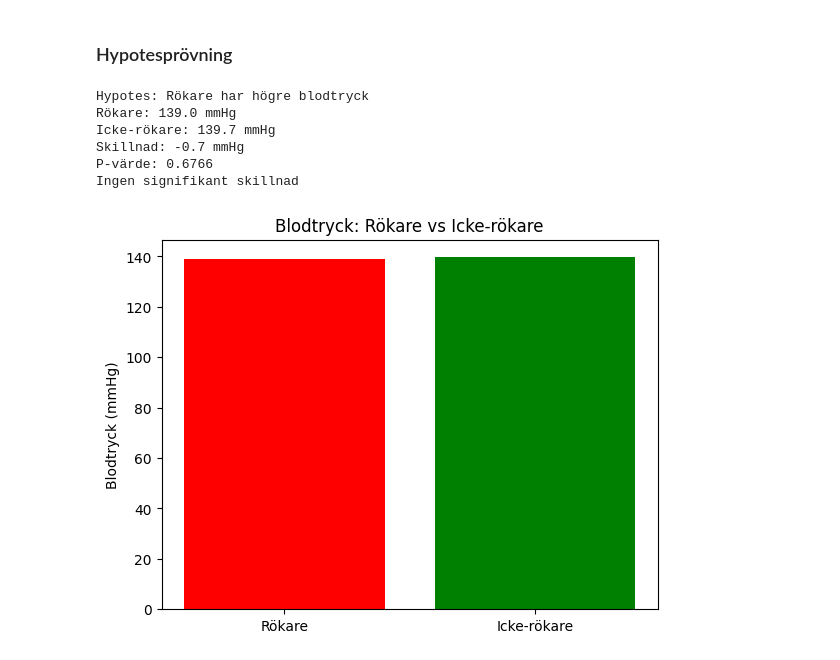
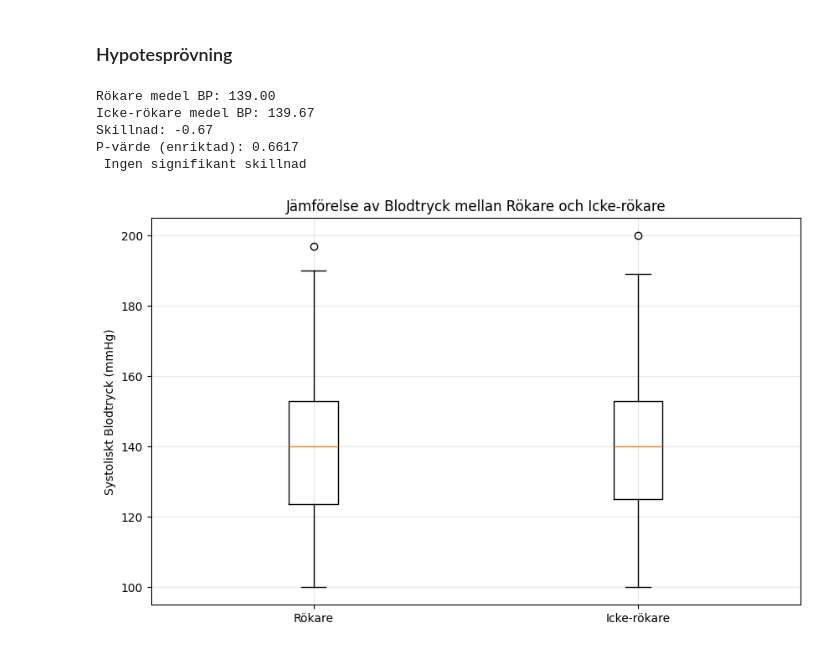
Before and after one commit to Bilalmah1/G1, a Jupyter notebook: report.ipynb, the cells around one changed output. Drawn from its saved outputs; the diff is of its cells as text; code cells hidden in the pictures.

```diff
--- a/report.ipynb
+++ b/report.ipynb
@@ -20,0 +9,5 @@ Kolumner: ['id', 'age', 'sex', 'height', 'weight', 'systolic_bp', 'cholesterol',
+# %%
+data = metrics.ladda_data()
+print(f"Data laddad! Storlek: {data.shape}")
+print("Första 5 rader:")
+data.head()
@@ -92,29 +62,12 @@ Medelblodtryck: 139.5 mmHg
 # %% [markdown]
 ### Hypotesprövning
 # %%
-rok_medel, icke_medel, p_varde, t_stat = hypotesprov(data)
-skillnad = rok_medel - icke_medel
-
-print("Hypotes: Rökare har högre blodtryck")
-print(f"Rökare: {rok_medel:.1f} mmHg")
-print(f"Icke-rökare: {icke_medel:.1f} mmHg")
-print(f"Skillnad: {skillnad:.1f} mmHg")
-print(f"P-värde: {p_varde:.4f}")
-
-if p_varde < 0.05:
-    print("Signifikant skillnad")
-else:
-    print("Ingen signifikant skillnad")
-
-plt.bar(['Rökare', 'Icke-rökare'], [rok_medel, icke_medel], color=['red', 'green'])
-plt.ylabel('Blodtryck (mmHg)')
-plt.title('Blodtryck: Rökare vs Icke-rökare')
-plt.show()
+rokare_mean, icke_mean, p_value, t_stat = metrics.hypotesprov(data)
+metrics.skapa_hypotesgraf(data)
 # %% [output]
-Hypotes: Rökare har högre blodtryck
-Rökare: 139.0 mmHg
-Icke-rökare: 139.7 mmHg
-Skillnad: -0.7 mmHg
-P-värde: 0.6766
-Ingen signifikant skillnad
+Rökare medel BP: 139.00
+Icke-rökare medel BP: 139.67
+Skillnad: -0.67
+P-värde (enriktad): 0.6617
+ Ingen signifikant skillnad
-[figure, old version]
+[figure, new version]
```
Also changed, not shown: parts of 6 cells of this notebook, 2 other files.
